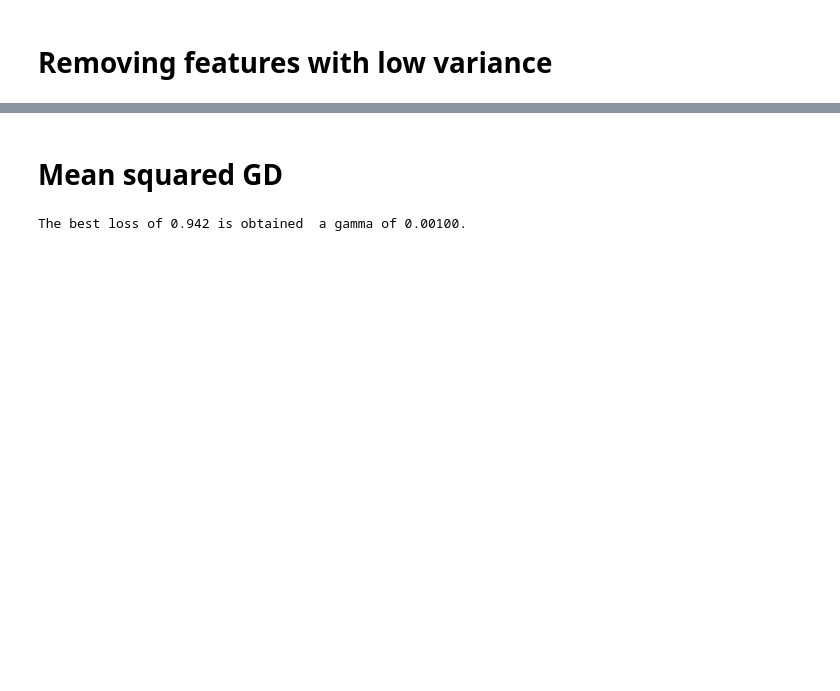
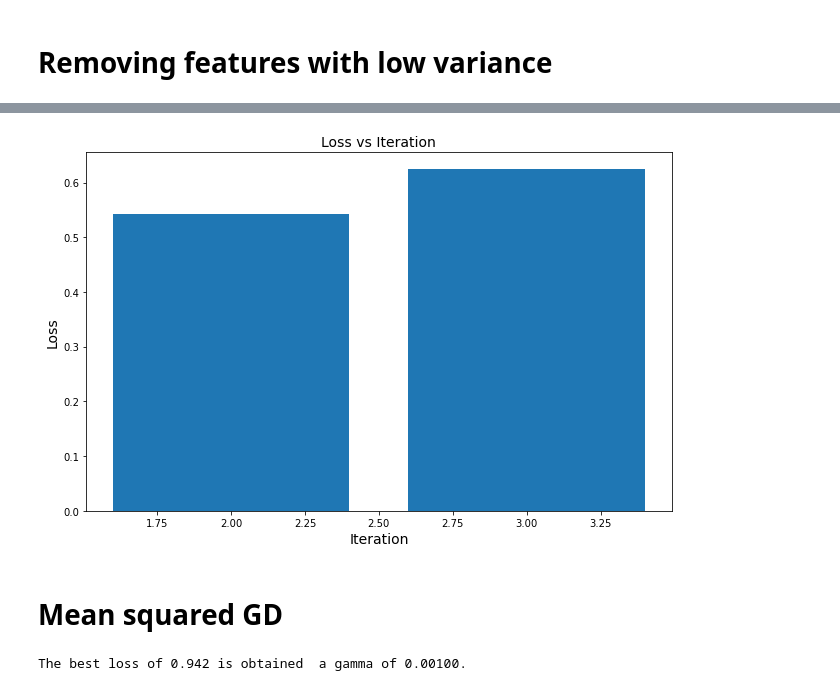
Before and after one commit to mkondracki/ML_project_1, a Jupyter notebook: Projet_1.ipynb, the cells around one changed output, grey strips where cells are left out. Drawn from its saved outputs; the diff is of its cells as text; code cells hidden in the pictures; blank space fills up the shorter version.

```diff
--- a/Projet_1.ipynb
+++ b/Projet_1.ipynb
@@ -228,5 +185,4 @@ y = y_tr
 # %%
-ratio = 0.2
-seed = 1
-
-y_tr, y_te, x_tr, x_te = train_test_split(y, x, ratio, seed)
+#ratio = 0.2
+#seed = 1
+#y_tr, y_te, x_tr, x_te = train_test_split(y_tr, x_tr_reg, ratio, seed)
@@ -237,10 +189,2 @@ print(x_tr.shape)
 # %% [markdown]
 ## Polynomial expansion
-# %%
-y_tr, x_tr, ids_tr = load_csv_data(data_path_tr, sub_sample=False)
-y_te, x_te, ids_te = load_csv_data(data_path_te, sub_sample=False)
-y_su, x_su, ids_su = load_csv_data(data_path_sub, sub_sample=False)
-
-x_tr_nan = put_nan(x_tr)
-x_tr_class = x_tr_nan[:, 22]
-x_tr_reg = np.delete(x_tr_nan, 22, axis=1)
@@ -492,0 +243,9 @@ nan
+# %%
+#standardization
+x_tr_norm = np.zeros(x_tr_reg.shape)
+
+for k in range(1, x_tr_reg.shape[1]):
+    x_tr_norm[:,k], x_tr_mean, x_tr_std = standardize(x_tr_reg[:,k])
+x_tr_median = np.nanmedian(x_tr_norm, axis=0)
+x_tr_filled = fill_nan(x_tr_norm, x_tr_median)
+x_tr = x_tr_filled
@@ -492,0 +261,7 @@ nan
+# %%
+degrees = np.arange(2,5)
+lambda_ = 10**(-7)
+max_iters = 1000
+gamma = 10**(-1)
+
+loss, ws = reg_log_degree(y_tr, x_tr_var, degrees, lambda_, gamma, max_iters)
@@ -492,0 +286,10 @@ nan
+# %%
+plt.figure(figsize = (9, 6))
+plt.bar(degrees, loss)
+plt.xlabel("Iteration", fontsize = 14)
+plt.ylabel("Loss", fontsize = 14)
+plt.title("Loss vs Iteration", fontsize = 14)
+plt.tight_layout()
+plt.show()
+# %% [output]
+[figure, added]
```
Also changed, not shown: parts of 35 cells of this notebook, 4 other files.
